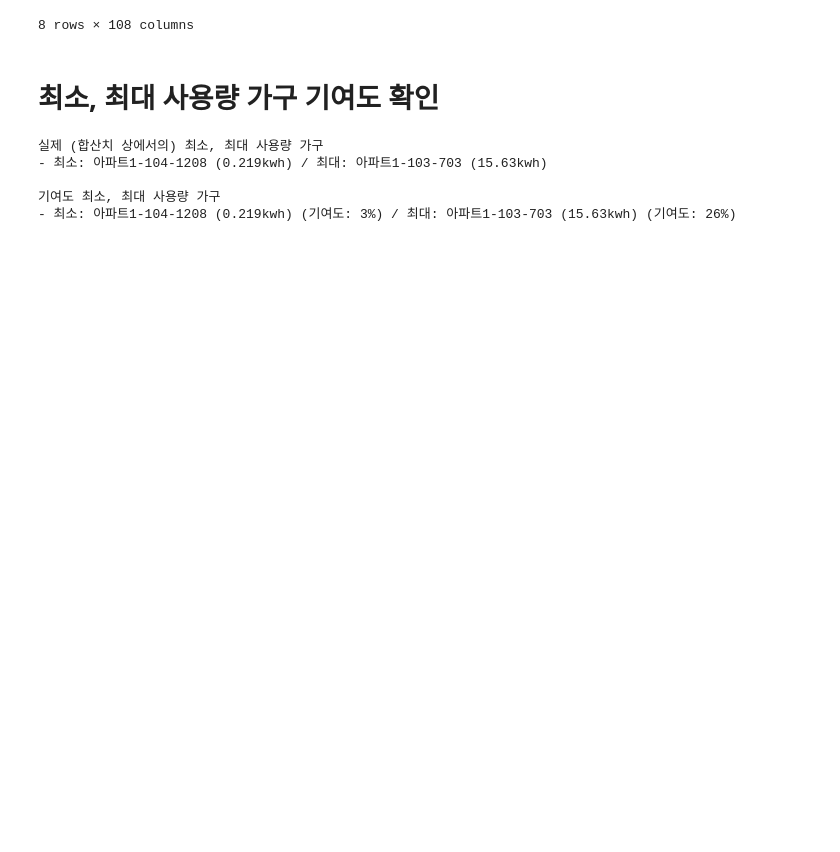
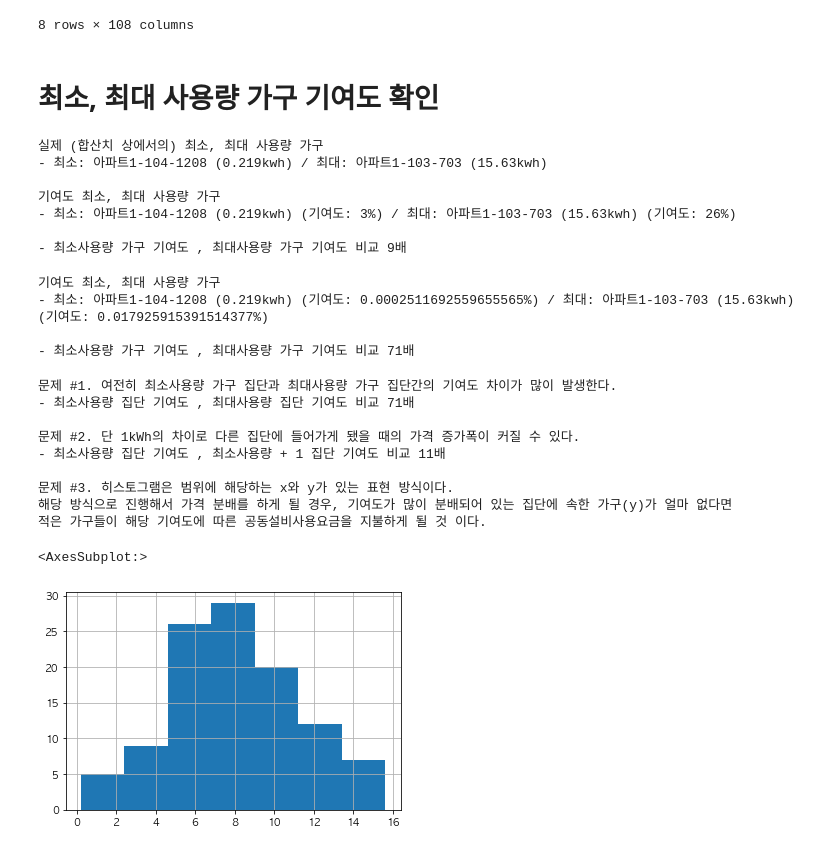
Before and after one commit to formegusto/distribution-by-contribution, a Jupyter notebook: Time Division KMeans.ipynb, the cells around one changed output. Saved outputs shown, nothing was run; the diff lists cells and outputs as text; code cells hidden in the pictures; blank space fills up the shorter version.

Commit message:
update : 개별 기여도, 집단 기여도 (히스토그램, KMeans) 의 문제점 작성 (후에 따로 작성해서 옮기기!)

```diff
--- a/Time Division KMeans.ipynb
+++ b/Time Division KMeans.ipynb
@@ -121,9 +121,67 @@ print("- 최소: {} ({}kwh) (기여도: {}%) / 최대: {} ({}kwh) (기여도: {}
     sum_df[max_h],
     mean_cont_df[_max_h]
 ))
+print("- 최소사용량 가구 기여도 , 최대사용량 가구 기여도 비교 {}배".format(round(mean_cont_df[_max_h] / mean_cont_df[_min_h])))
 # %% [output]
 실제 (합산치 상에서의) 최소, 최대 사용량 가구
 - 최소: 아파트1-104-1208 (0.219kwh) / 최대: 아파트1-103-703 (15.63kwh)
 
 기여도 최소, 최대 사용량 가구
 - 최소: 아파트1-104-1208 (0.219kwh) (기여도: 3%) / 최대: 아파트1-103-703 (15.63kwh) (기여도: 26%)
+
+- 최소사용량 가구 기여도 , 최대사용량 가구 기여도 비교 9배
+# %%
+# 개별 기여도 확인
+# 해당 프로젝트의 목표 중, 단일계약 상에서 최대 사용량 가구의 전기를 아끼게 만들어 단일계약상에서의 공동설비사용요금을 줄이고,
+# 이를 통해 형평성 있는 가격분배가 이루어지도록 하는 목적이 있다지만,
+# 최대 사용량 가구의 가격 부담율이 매우 증가할 수 있다. -> 집단화를 통해 부담율의 오차를 줄여본다.
+total_kwh = df.values.sum()
+cont_df = df.sum() / total_kwh
+
+_min_h = cols[cont_df.argmin()]
+_max_h = cols[cont_df.argmax()]
+print("기여도 최소, 최대 사용량 가구")
+print("- 최소: {} ({}kwh) (기여도: {}%) / 최대: {} ({}kwh) (기여도: {}%)\n".format(
+    _min_h,
+    sum_df[min_h],
+    cont_df[_min_h],
+    _max_h,
+    sum_df[max_h],
+    cont_df[_max_h]
+))
+print("- 최소사용량 가구 기여도 , 최대사용량 가구 기여도 비교 {}배".format(round(cont_df[_max_h] / cont_df[_min_h])))
+# %% [output]
+기여도 최소, 최대 사용량 가구
+- 최소: 아파트1-104-1208 (0.219kwh) (기여도: 0.0002511692559655565%) / 최대: 아파트1-103-703 (15.63kwh) (기여도: 0.017925915391514377%)
+
+- 최소사용량 가구 기여도 , 최대사용량 가구 기여도 비교 71배
+# %%
+# 히스토그램 기여도 확인 (집단화 방식 #1)
+K = round(mt.sqrt(len(df.columns) / 2))
+
+sum_df = df.sum()
+hist_y,hist_x = np.histogram(sum_df, bins=K)
+cont_hist = hist_x / hist_x.sum()
+
+_min_h = cont_hist.argmin()
+_max_h = cont_hist.argmax()
+print("문제 #1. 여전히 최소사용량 가구 집단과 최대사용량 가구 집단간의 기여도 차이가 많이 발생한다.")
+print("- 최소사용량 집단 기여도 , 최대사용량 집단 기여도 비교 {}배\n".format(round(cont_hist[_max_h] / cont_hist[_min_h])))
+print("문제 #2. 단 1kWh의 차이로 다른 집단에 들어가게 됐을 때의 가격 증가폭이 커질 수 있다.")
+print("- 최소사용량 집단 기여도 , 최소사용량 + 1 집단 기여도 비교 {}배\n".format(round(cont_hist[1] / cont_hist[0])))
+print("문제 #3. 히스토그램은 범위에 해당하는 x와 y가 있는 표현 방식이다.")
+print("해당 방식으로 진행해서 가격 분배를 하게 될 경우, 기여도가 많이 분배되어 있는 집단에 속한 가구(y)가 얼마 없다면")
+print("적은 가구들이 해당 기여도에 따른 공동설비사용요금을 지불하게 될 것 이다.")
+sum_df.hist(bins=K)
+# %% [output]
+문제 #1. 여전히 최소사용량 가구 집단과 최대사용량 가구 집단간의 기여도 차이가 많이 발생한다.
+- 최소사용량 집단 기여도 , 최대사용량 집단 기여도 비교 71배
+
+문제 #2. 단 1kWh의 차이로 다른 집단에 들어가게 됐을 때의 가격 증가폭이 커질 수 있다.
+- 최소사용량 집단 기여도 , 최소사용량 + 1 집단 기여도 비교 11배
+
+문제 #3. 히스토그램은 범위에 해당하는 x와 y가 있는 표현 방식이다.
+해당 방식으로 진행해서 가격 분배를 하게 될 경우, 기여도가 많이 분배되어 있는 집단에 속한 가구(y)가 얼마 없다면
+적은 가구들이 해당 기여도에 따른 공동설비사용요금을 지불하게 될 것 이다.
+<AxesSubplot:>
+[figure, added]
```
Also changed, not shown: parts of 3 cells of this notebook.
